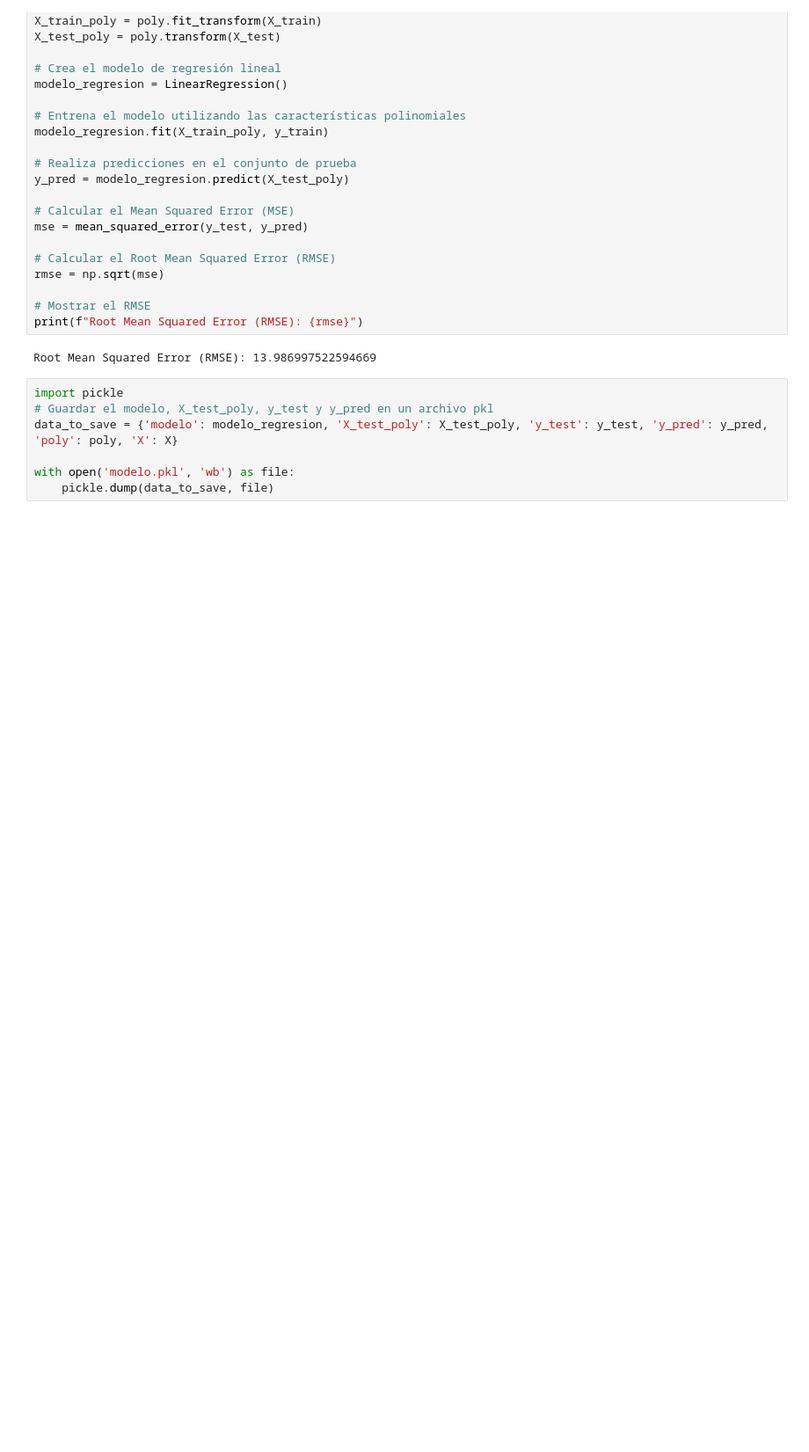
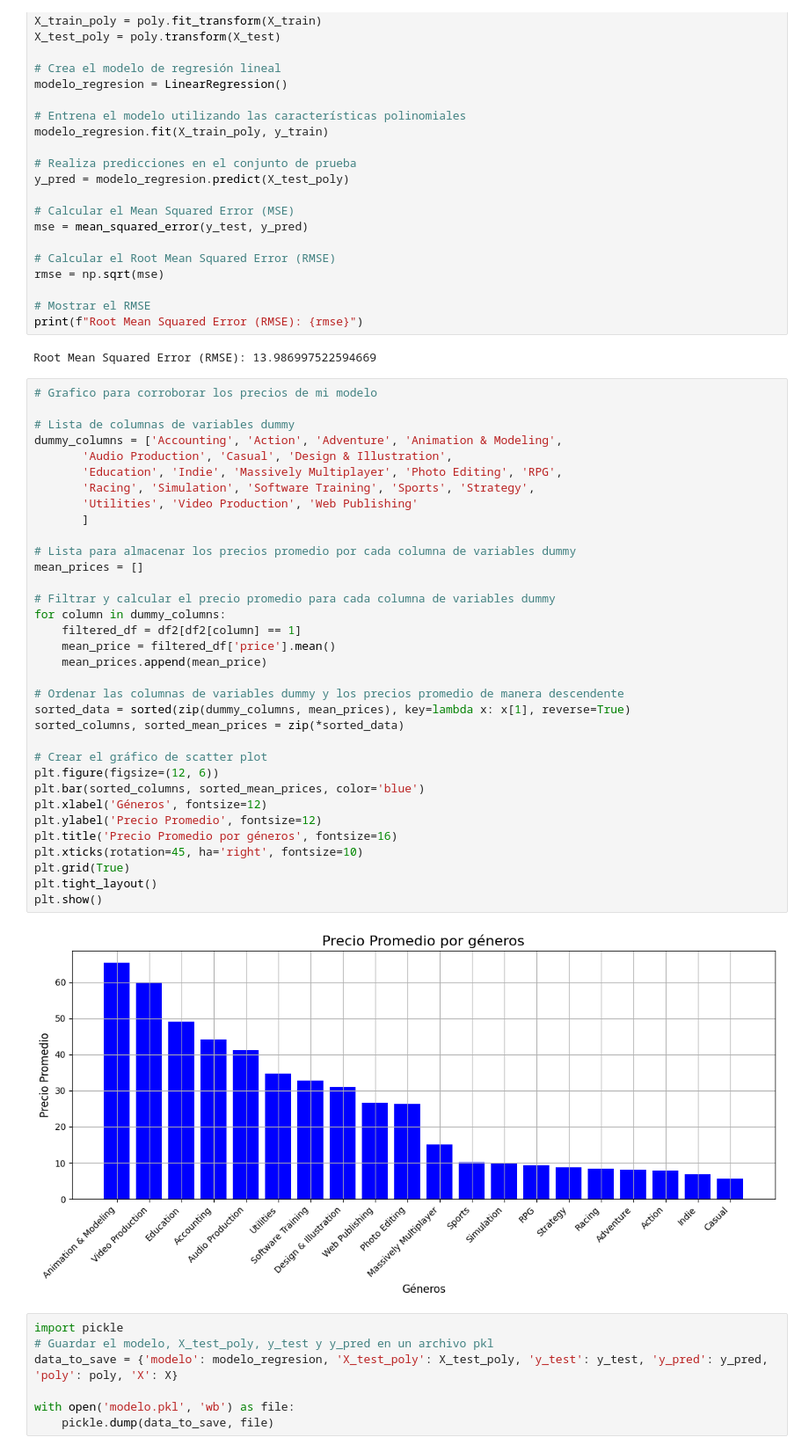
Before and after one commit to Nehuen505/API-Steam, a Jupyter notebook: ml.ipynb, the cells around one changed output. Shown at 88% size. Drawn from its saved outputs; the diff is of its cells as text; blank space fills up the shorter version.

```diff
--- a/ml.ipynb
+++ b/ml.ipynb
@@ -131,6 +136,42 @@ rmse = np.sqrt(mse)
 print(f"Root Mean Squared Error (RMSE): {rmse}")
 # %% [output]
 Root Mean Squared Error (RMSE): 13.986997522594669
+# %%
+# Grafico para corroborar los precios de mi modelo
+
+# Lista de columnas de variables dummy
+dummy_columns = ['Accounting', 'Action', 'Adventure', 'Animation & Modeling',
+       'Audio Production', 'Casual', 'Design & Illustration',
+       'Education', 'Indie', 'Massively Multiplayer', 'Photo Editing', 'RPG',
+       'Racing', 'Simulation', 'Software Training', 'Sports', 'Strategy',
+       'Utilities', 'Video Production', 'Web Publishing'
+       ]
+
+# Lista para almacenar los precios promedio por cada columna de variables dummy
+mean_prices = []
+
+# Filtrar y calcular el precio promedio para cada columna de variables dummy
+for column in dummy_columns:
+    filtered_df = df2[df2[column] == 1]
+    mean_price = filtered_df['price'].mean()
+    mean_prices.append(mean_price)
+
+# Ordenar las columnas de variables dummy y los precios promedio de manera descendente
+sorted_data = sorted(zip(dummy_columns, mean_prices), key=lambda x: x[1], reverse=True)
+sorted_columns, sorted_mean_prices = zip(*sorted_data)
+
+# Crear el gráfico de scatter plot
+plt.figure(figsize=(12, 6))
+plt.bar(sorted_columns, sorted_mean_prices, color='blue')
+plt.xlabel('Géneros', fontsize=12)
+plt.ylabel('Precio Promedio', fontsize=12)
+plt.title('Precio Promedio por géneros', fontsize=16)
+plt.xticks(rotation=45, ha='right', fontsize=10)
+plt.grid(True)
+plt.tight_layout()
+plt.show()
+# %% [output]
+[figure, added]
 # %%
 import pickle
 # Guardar el modelo, X_test_poly, y_test y y_pred en un archivo pkl
```
Also changed, not shown: parts of 7 cells of this notebook, 3 other files.
